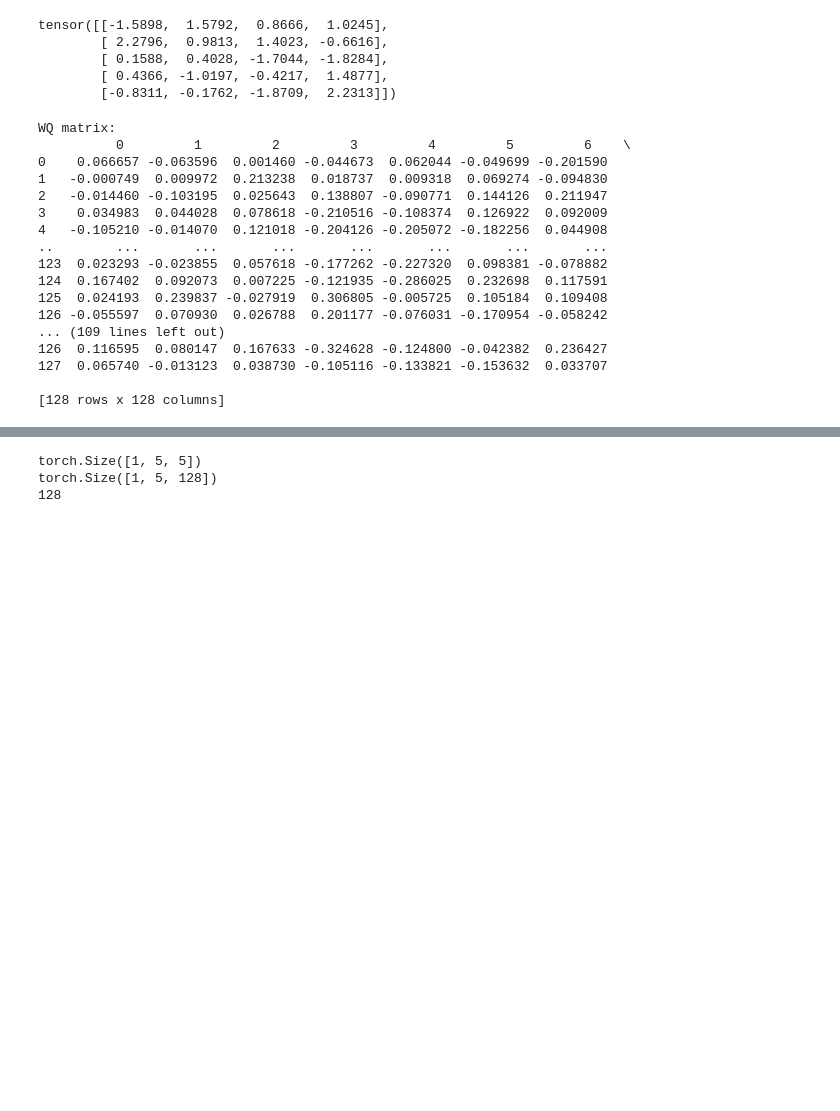
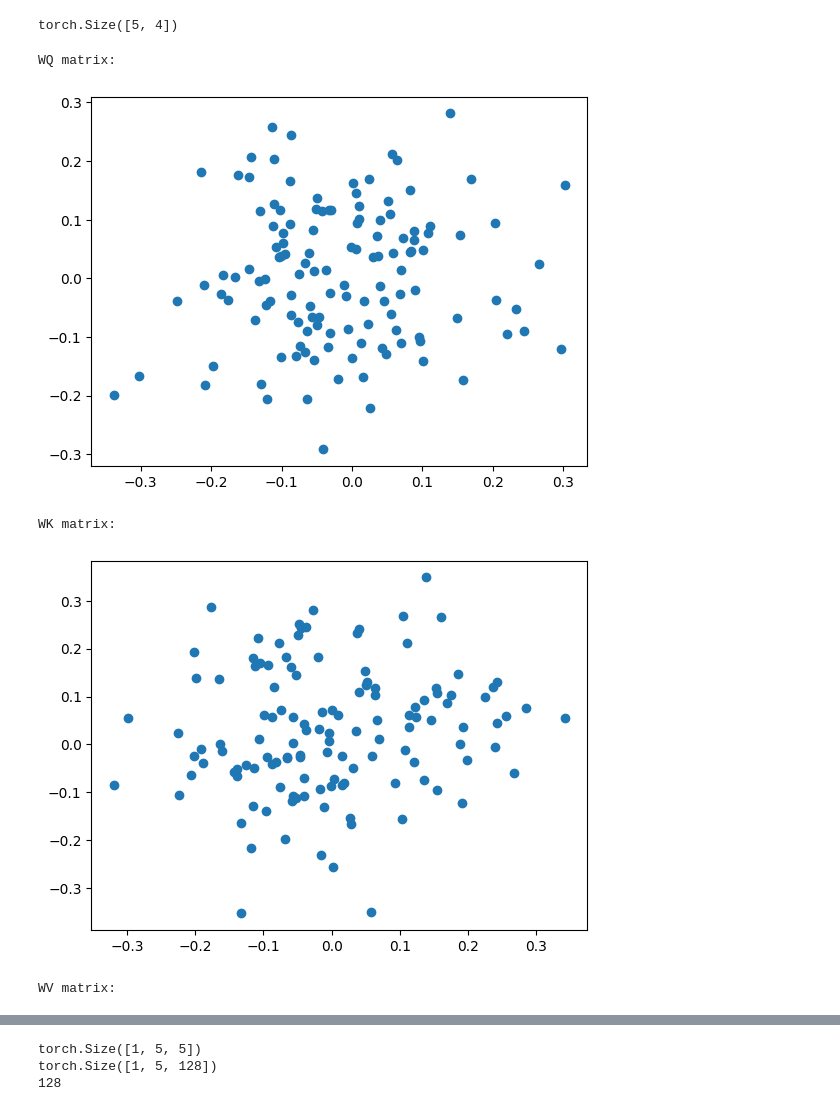
Before and after one commit to NicoCereghini/BarrettThesisProjectResources, a Jupyter notebook: scratch.ipynb, the cells around one changed output, grey strips where cells are left out. Drawn from its saved outputs; the diff is of its cells as text; code cells hidden in the pictures; blank space fills up the shorter version.

```diff
--- a/scratch.ipynb
+++ b/scratch.ipynb
@@ -9,58 +9,53 @@ import pandas as pd
 def printTensor(tensor):
     df = pd.DataFrame(tensor)
     print(df)
+# %%
+import matplotlib.pyplot as plt
+import numpy as np
+
+def plot_tensor(tensor):
+    with torch.no_grad():
+        tensor = tensor.squeeze(0)
+        x = tensor[:, 0].detach().numpy()
+        y = tensor[:, 1].detach().numpy()
+        plt.scatter(x, y)
+        plt.show()
 # %%
 input = torch.tensor([[-1.5898,1.5792,0.8666,1.0245],[2.2796,0.9813,1.4023,-0.6616],[0.1588,0.4028,-1.7044,-1.8284],[0.4366,-1.0197,-0.4217, 1.4877],[-0.8311,-0.1762,-1.8709,2.2313]], dtype=torch.float32)
-input
+input.shape
 #Paper example input from embedding layers
 # %% [output]
-tensor([[-1.5898,  1.5792,  0.8666,  1.0245],
-        [ 2.2796,  0.9813,  1.4023, -0.6616],
-        [ 0.1588,  0.4028, -1.7044, -1.8284],
-        [ 0.4366, -1.0197, -0.4217,  1.4877],
-        [-0.8311, -0.1762, -1.8709,  2.2313]])
+torch.Size([5, 4])
 # %%
 #Lets try to initialize the K,Q,V wieghts
 import torch.nn as nn
 import torch.nn.init as init
 d_model = 128
 input = nn.Linear(4, d_model)(input) # We need to reshape the input to be compatible for multiplication with our QKV weights
 input = input.reshape(1,5,d_model)
-# Our example input has a column dimension of 4, or 4 featues in the sequence.
+# Our example input has a column dimension of 5, or 5 featues/tokens in the sequence: I, am, a, human, <EOS>
 # This is important for the linear layers
 
 
 # Set dimensions of the weights
 W_Q = nn.Linear(d_model, d_model, bias=False)
 W_K = nn.Linear(d_model, d_model, bias=False)
 W_V = nn.Linear(d_model, d_model, bias=False)
 
 nn.init.kaiming_normal_(W_Q.weight)
 nn.init.kaiming_normal_(W_K.weight)
 nn.init.kaiming_normal_(W_V.weight)
 
 with torch.no_grad():
     print("WQ matrix:")
-    printTensor(W_Q.weight)
+    plot_tensor(W_Q.weight)
     print("\nWK matrix:")
-    printTensor(W_K.weight)
+    plot_tensor(W_K.weight)
     print("\nWV matrix:")
-    printTensor(W_V.weight)
+    plot_tensor(W_V.weight)
 # %% [output]
 WQ matrix:
-          0         1         2         3         4         5         6    \
-0    0.066657 -0.063596  0.001460 -0.044673  0.062044 -0.049699 -0.201590
-1   -0.000749  0.009972  0.213238  0.018737  0.009318  0.069274 -0.094830
-2   -0.014460 -0.103195  0.025643  0.138807 -0.090771  0.144126  0.211947
-3    0.034983  0.044028  0.078618 -0.210516 -0.108374  0.126922  0.092009
-4   -0.105210 -0.014070  0.121018 -0.204126 -0.205072 -0.182256  0.044908
-..        ...       ...       ...       ...       ...       ...       ...
-123  0.023293 -0.023855  0.057618 -0.177262 -0.227320  0.098381 -0.078882
-124  0.167402  0.092073  0.007225 -0.121935 -0.286025  0.232698  0.117591
-125  0.024193  0.239837 -0.027919  0.306805 -0.005725  0.105184  0.109408
-126 -0.055597  0.070930  0.026788  0.201177 -0.076031 -0.170954 -0.058242
-... (109 lines left out)
-126  0.116595  0.080147  0.167633 -0.324628 -0.124800 -0.042382  0.236427
-127  0.065740 -0.013123  0.038730 -0.105116 -0.133821 -0.153632  0.033707
-
-[128 rows x 128 columns]
+[figure, added]
+WK matrix:
+[figure, added]
+WV matrix:
```
Also changed, not shown: parts of 13 cells of this notebook.
